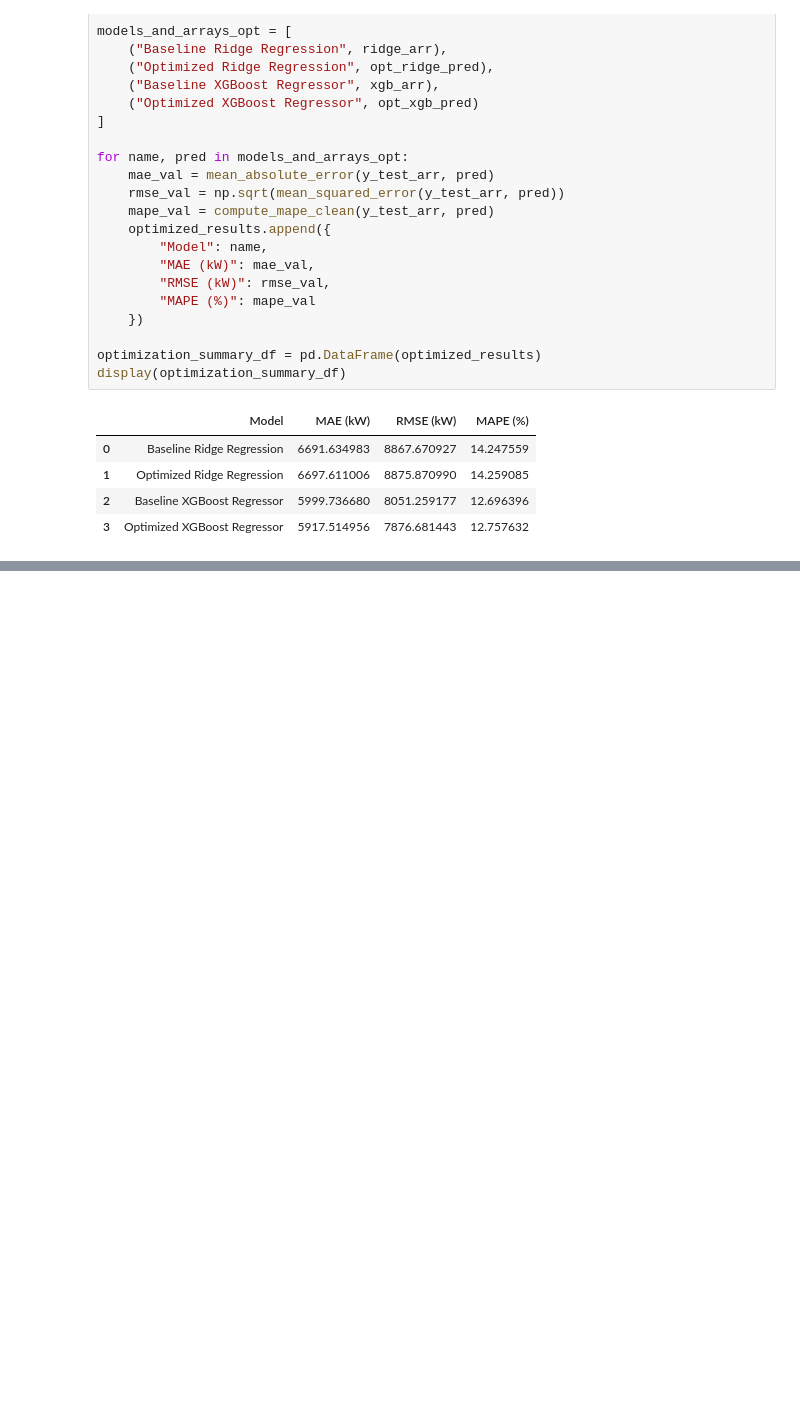
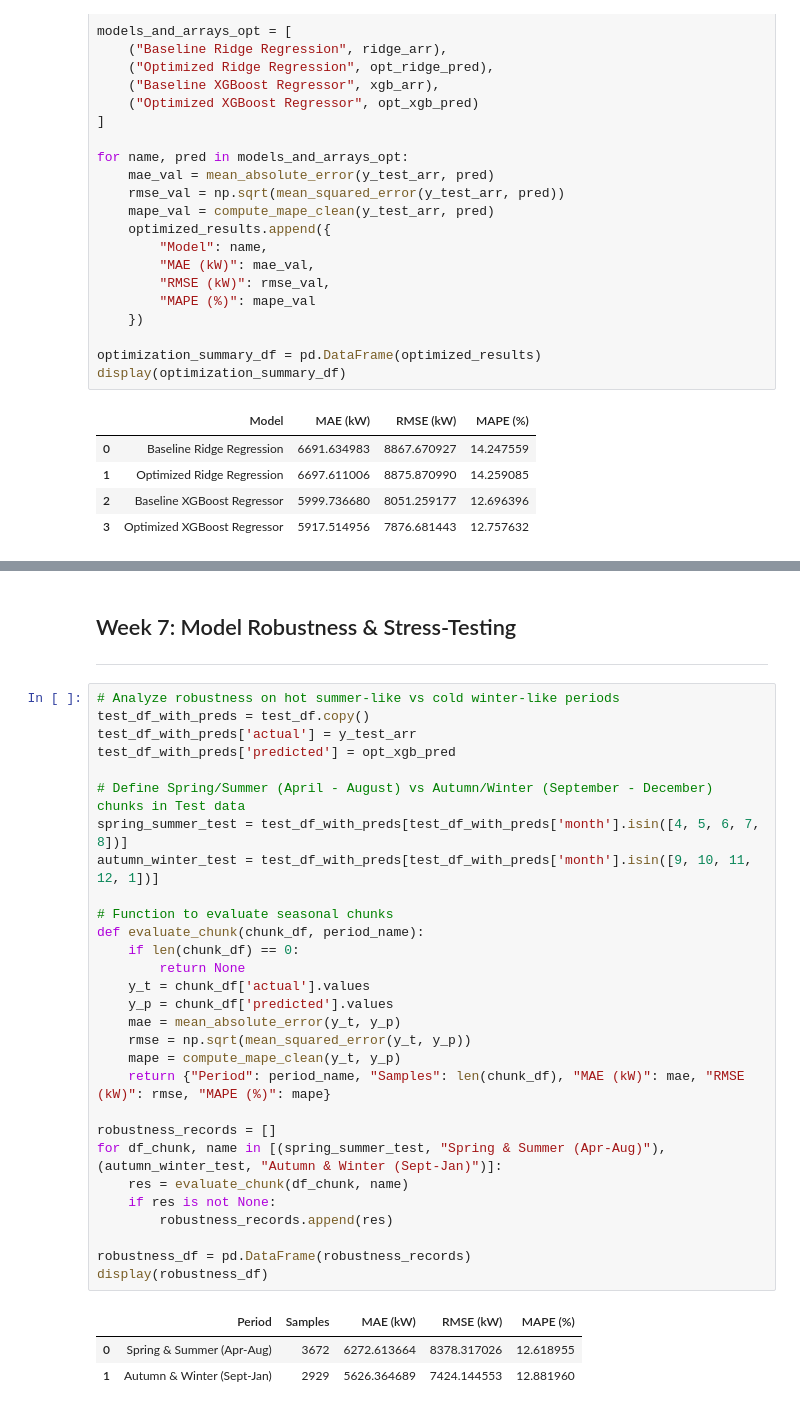
Before and after one commit to Krish-void/Machine-Learning-Project, a Jupyter notebook: Energy_Consumption_Model/Energery_Forcasting_Model.ipynb, the cells around one changed output, grey strips where cells are left out. Drawn from its saved outputs; the diff is of its cells as text; blank space fills up the shorter version.

```diff
--- a/Energy_Consumption_Model/Energery_Forcasting_Model.ipynb
+++ b/Energy_Consumption_Model/Energery_Forcasting_Model.ipynb
@@ -1185,0 +1290,37 @@ display(optimization_summary_df)
+# %% [markdown]
+## Week 7: Model Robustness & Stress-Testing
+
+---
+# %%
+# Analyze robustness on hot summer-like vs cold winter-like periods
+test_df_with_preds = test_df.copy()
+test_df_with_preds['actual'] = y_test_arr
+test_df_with_preds['predicted'] = opt_xgb_pred
+
+# Define Spring/Summer (April - August) vs Autumn/Winter (September - December) chunks in Test data
+spring_summer_test = test_df_with_preds[test_df_with_preds['month'].isin([4, 5, 6, 7, 8])]
+autumn_winter_test = test_df_with_preds[test_df_with_preds['month'].isin([9, 10, 11, 12, 1])]
+
+# Function to evaluate seasonal chunks
+def evaluate_chunk(chunk_df, period_name):
+    if len(chunk_df) == 0:
+        return None
+    y_t = chunk_df['actual'].values
+    y_p = chunk_df['predicted'].values
+    mae = mean_absolute_error(y_t, y_p)
+    rmse = np.sqrt(mean_squared_error(y_t, y_p))
+    mape = compute_mape_clean(y_t, y_p)
+    return {"Period": period_name, "Samples": len(chunk_df), "MAE (kW)": mae, "RMSE (kW)": rmse, "MAPE (%)": mape}
+
+robustness_records = []
+for df_chunk, name in [(spring_summer_test, "Spring & Summer (Apr-Aug)"), (autumn_winter_test, "Autumn & Winter (Sept-Jan)")]:
+    res = evaluate_chunk(df_chunk, name)
+    if res is not None:
+        robustness_records.append(res)
+
+robustness_df = pd.DataFrame(robustness_records)
+display(robustness_df)
+# %% [output]
+|  | Period | Samples | MAE (kW) | RMSE (kW) | MAPE (%) |
+| 0 | Spring & Summer (Apr-Aug) | 3672 | 6272.613664 | 8378.317026 | 12.618955 |
+| 1 | Autumn & Winter (Sept-Jan) | 2929 | 5626.364689 | 7424.144553 | 12.881960 |
```
Also changed, not shown: parts of 12 cells of this notebook.
